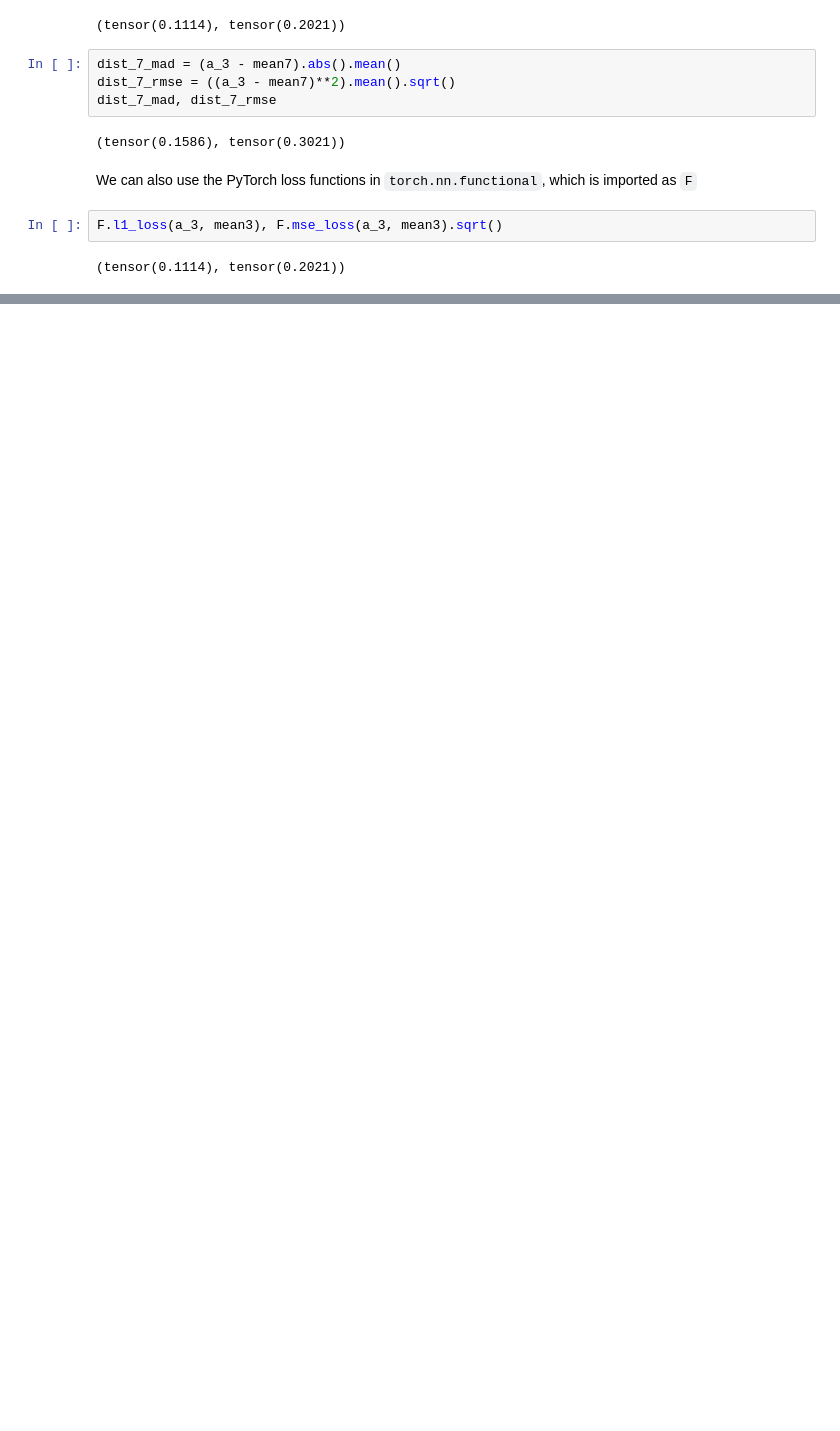
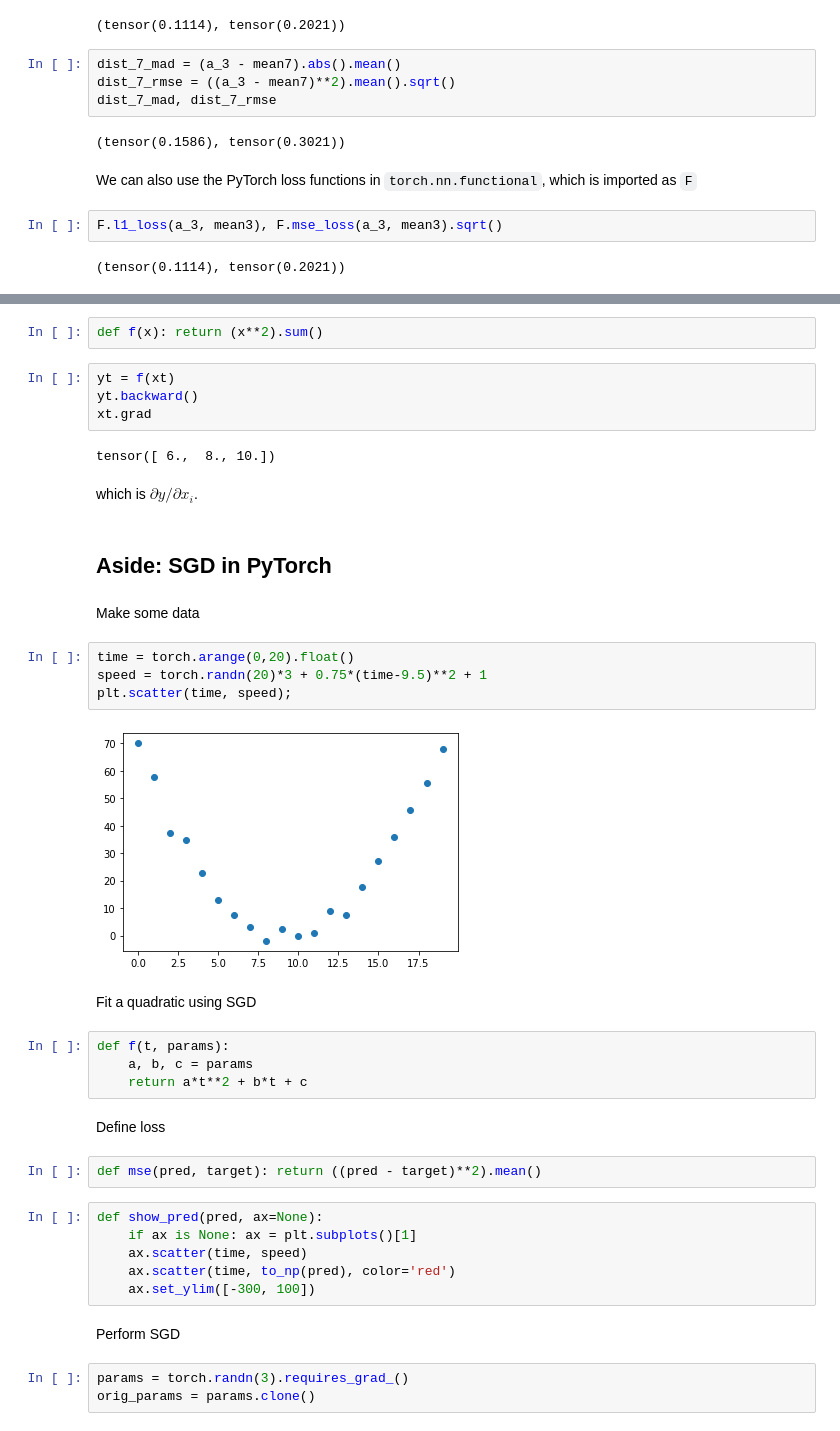
Before and after one commit to jaryaman/fastai-v4, a Jupyter notebook: notebooks/02-JA-MNIST-basics.ipynb, the cells around one changed output, grey strips where cells are left out. Saved outputs shown, nothing was run; the diff lists cells and outputs as text; blank space fills up the shorter version.

```diff
--- a/notebooks/02-JA-MNIST-basics.ipynb
+++ b/notebooks/02-JA-MNIST-basics.ipynb
@@ -154,0 +242,41 @@ F.l1_loss(a_3, mean3), F.mse_loss(a_3, mean3).sqrt()
+# %%
+def f(x): return (x**2).sum()
+# %%
+yt = f(xt)
+yt.backward()
+xt.grad
+# %% [output]
+tensor([ 6.,  8., 10.])
+# %% [markdown]
+which is $\partial y / \partial x_i$.
+# %% [markdown]
+## Aside: SGD in PyTorch
+# %% [markdown]
+Make some data
+# %%
+time = torch.arange(0,20).float()
+speed = torch.randn(20)*3 + 0.75*(time-9.5)**2 + 1
+plt.scatter(time, speed);
+# %% [output]
+[figure, added]
+# %% [markdown]
+Fit a quadratic using SGD
+# %%
+def f(t, params):
+    a, b, c = params
+    return a*t**2 + b*t + c
+# %% [markdown]
+Define loss
+# %%
+def mse(pred, target): return ((pred - target)**2).mean()
+# %%
+def show_pred(pred, ax=None):
+    if ax is None: ax = plt.subplots()[1]
+    ax.scatter(time, speed)
+    ax.scatter(time, to_np(pred), color='red')
+    ax.set_ylim([-300, 100])
+# %% [markdown]
+Perform SGD
+# %%
+params = torch.randn(3).requires_grad_()
+orig_params = params.clone()
```
Also changed, not shown: parts of 129 cells of this notebook.
